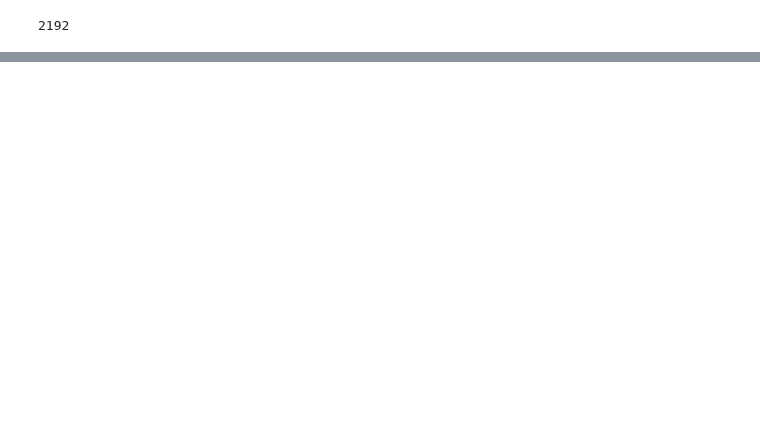
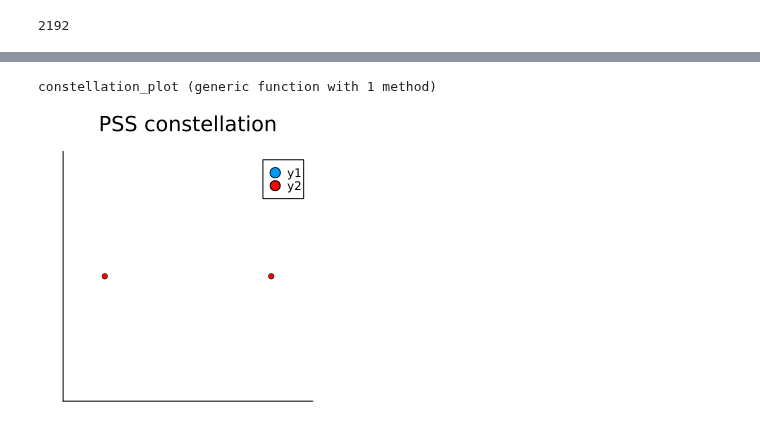
Before and after one commit to setrar/DigiCom, a Jupyter notebook: Labs/TP2/julia/TP2-Handout.jl.ipynb, the cells around one changed output, grey strips where cells are left out. Saved outputs shown, nothing was run; the diff lists cells and outputs as text; code cells hidden in the pictures; blank space fills up the shorter version.

```diff
--- a/Labs/TP2/julia/TP2-Handout.jl.ipynb
+++ b/Labs/TP2/julia/TP2-Handout.jl.ipynb
@@ -127,2 +131,2 @@ Npss = θ₂ + θ₁
 # %%
-Y = compensate_cfo(𝑅̅ₚₛₛ, N̂𝑓, 𝑓ₛ, Npss)
+Y = compensate_cfo(𝑅̅ₚₛₛ, N̂𝑓, 𝑓ₛ, Tu);
@@ -144,0 +137,3 @@ scatter(I_values, Q_values, xlabel="In-phase (I)", ylabel="Quadrature (Q)", labe
+# %%
+# Start demodulation
+𝐹ₓ = DSP.fftshift(DSP.fft(Y)); @show size(𝐹ₓ), 𝐹ₓ[1];
@@ -144,0 +142,6 @@ scatter(I_values, Q_values, xlabel="In-phase (I)", ylabel="Quadrature (Q)", labe
+# %%
+# The PSS ocuppies subcarriers 56 to 128 relative to the start of an SS/PBCH block
+# In this case, the SS/PBCH block starts at subcarrier -120 (with respect to the
+# subcarrier we have decided to treat as DC). This means that the SS/PBCH block is
+# not centred with respect to this choice of DC (but this doesn't matter).
+pss_sc_sel = range(1, 127)
@@ -144,0 +173,30 @@ scatter(I_values, Q_values, xlabel="In-phase (I)", ylabel="Quadrature (Q)", labe
+# %%
+function plot_ref(ref; ax=nothing, refscale=1)
+    const_dict = Dict(
+    "bpsk" => [-1, 1],
+    "pilot" => [1],
+    "qpsk" => [exp(1.0im * (π/2 * k + π/4)) for k in 0:3]
+    )
+
+    constant = get(const_dict, ref, nothing) * refscale
+    ax = ax isa Nothing ? plt : ax
+    scatter!(ax, real(constant), imag(constant), color=:red, markersize=3)
+end
+
+function constellation_plot(z::Vector{ComplexF64}; title=nothing, ref="bpsk", ax=nothing, refscale=1, kwargs...)
+    ax = ax isa Nothing ? plot(size=(300, 300)) : ax
+    scatter!(ax, real(z), imag(z), kwargs...)
+    plot_ref(ref, ax=ax, refscale=refscale)
+    plot!(ax, aspect_ratio=:equal, xlims=(-1.5, 1.5), ylims=(-1.5, 1.5), xticks=[], yticks=[])
+    # title && title!(ax, title)
+    if title !== nothing
+        title!(ax, title)
+    end
+end
+# %% [output]
+constellation_plot (generic function with 1 method)
+# %%
+pss_sym_demod = 𝐹ₓ[pss_sc_sel];
+constellation_plot(pss_sym_demod, title="PSS constellation")
+# %% [output]
+[figure, added]
```
Also changed, not shown: parts of 16 cells of this notebook, 3 other files.
